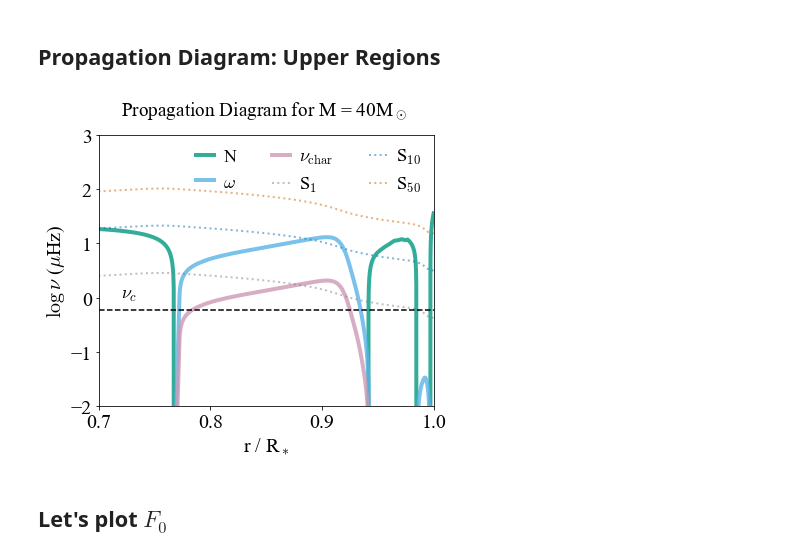
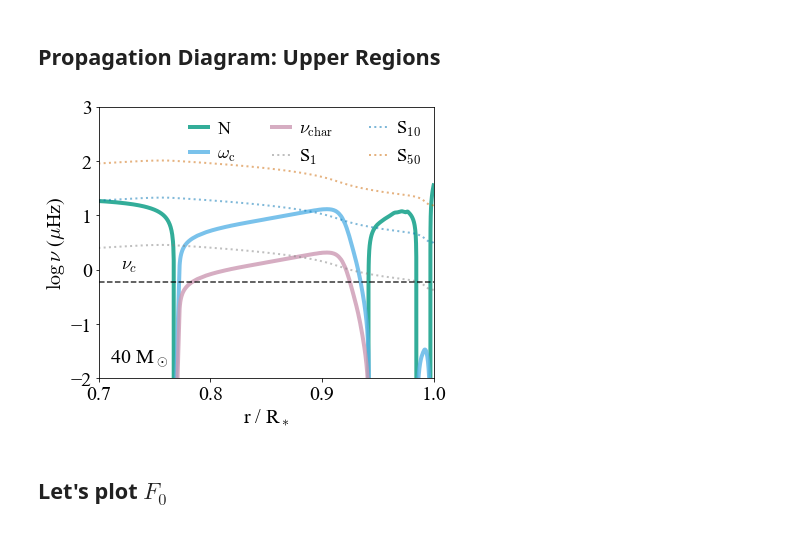
Before and after one commit to matteocantiello/rednoise, a Jupyter notebook: propagation_diagrams.ipynb, the cells around one changed output. Cells and saved outputs as stored; diff of their text form; code cells hidden in the pictures.

```diff
--- a/propagation_diagrams.ipynb
+++ b/propagation_diagrams.ipynb
@@ -442,32 +442,32 @@ print(np.mean(vc[minT:maxT])/1e5)
 # %%
 
 plt.plot(mesa.radius/mesa.radius[1],np.log10(brunt),linewidth=4, alpha=0.8,label = r'N',color=BLUE_GREEN)
 
 nu_c=omega_c/(pi2)
 #print(omega/muhz)
-plt.plot(mesa.radius/mesa.radius[1],np.log10(omega/muhz),linewidth=4, alpha=0.8,label = r'$\omega$',color=SKY_BLUE)
+plt.plot(mesa.radius/mesa.radius[1],np.log10(omega/muhz),linewidth=4, alpha=0.8,label = r'$\omega_{\rm c}$',color=SKY_BLUE)
 plt.plot(mesa.radius/mesa.radius[1],np.log10(nu_char/muhz),linewidth=4, alpha=0.8,label = r'$\nu_{\rm char}$',color=RED_PURPLE)
 
 plt.plot(mesa.radius/mesa.radius[1],np.log10(lamb1),linewidth=2, ls=':', alpha=0.5,label = r'S$_1$',color='gray')
 plt.plot(mesa.radius/mesa.radius[1],np.log10(lamb10),linewidth=2, ls=':',alpha=0.5,label = r'S$_{10}$',color=BLUE)
 plt.plot(mesa.radius/mesa.radius[1],np.log10(lamb50),linewidth=2, ls=':',alpha=0.5,label = r'S$_{50}$',color=VERMILLION)
 #plt.plot(mesa.radius/mesa.radius[1],np.log10(lamb30),linewidth=2, alpha=0.8,label = r'  S$_{30}$')
 #plt.plot(mesa.radius/mesa.radius[1],np.log10(lamb300),linewidth=2, alpha=0.8,label = r'S$_{\ell = 300}$')
 
 
 
-plt.axhline(y=np.log10(nu_c/muhz), color=BLACK, linestyle='--')
+plt.axhline(y=np.log10(nu_c/muhz), color=BLACK, linestyle='--',alpha=0.8)
 plt.annotate(r'$\nu_c$',xy=(0.72,0),fontsize=18)
-
+plt.annotate(r'40 M$_\odot$',xy=(0.71,-1.7),fontsize=20)
 legend = plt.legend(loc='upper right',fontsize=18,ncol=3)
 
 plt.axis([0.7,1, -2,3])
 plt.xlabel(r'r / R$_*$')
 plt.ylabel(r'$\log\, \nu$ ($\mu$Hz)')
-plt.title(r'Propagation Diagram for M = 40M$_\odot$ ') #X$_c$=0.68
+#plt.title(r'Propagation Diagram for M = 40M$_\odot$ ') #X$_c$=0.68
 plt.savefig(figures+"Propagation_40Msun_zoom.pdf",bbox_inches='tight')
 # %% [output]
-[figure, old version]
+[figure, new version]
 # %% [markdown]
 ## Let's plot $F_0$
 # %% [markdown]
```
Also changed, not shown: parts of 1 cell of this notebook, 2 other files.
